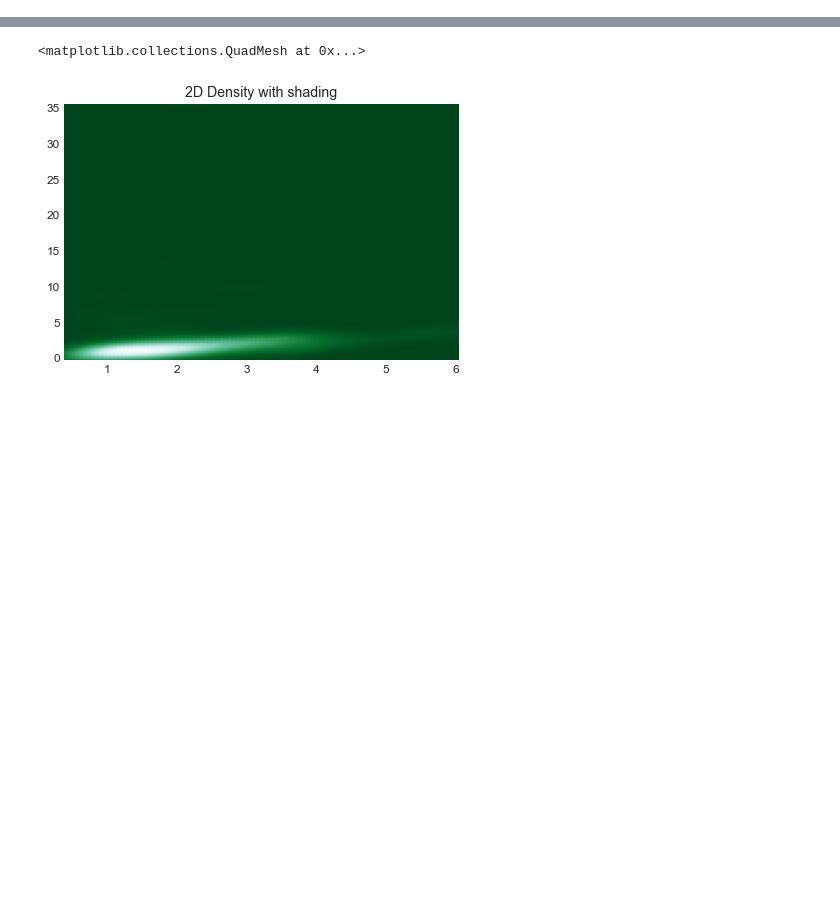
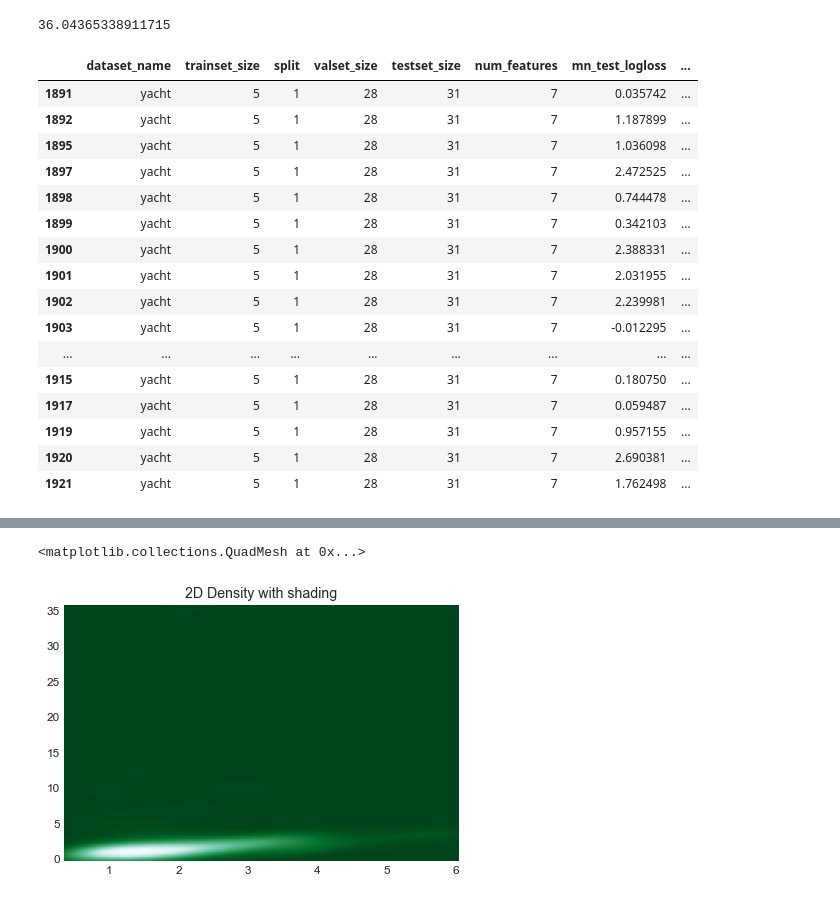
Before and after one commit to kobybibas/pnml_linear_regression_simulation, a Jupyter notebook: notebooks/real_data.ipynb, the cells around one changed output, grey strips where cells are left out. Saved outputs shown, nothing was run; the diff lists cells and outputs as text; code cells hidden in the pictures; blank space fills up the shorter version.

```diff
--- a/notebooks/real_data.ipynb
+++ b/notebooks/real_data.ipynb
@@ -26,6 +26,9 @@ mpl.rcParams["lines.markersize"] = 2
 mpl.rcParams["lines.linewidth"] = 1.8
 
 # This is the largest possible value of the logloss
-logloss_inf_limit = -np.log(np.finfo("float").eps)
+log_inf_limit = -np.log(np.finfo('float').eps)
+log_inf_limit
+# %% [output]
+36.04365338911715
 # %%
 res_paths = [
@@ -50,4 +72,24 @@ res_paths = [
 res_dfs = [pd.read_csv(res_path) for res_path in res_paths]
+# %%
+res_df.loc[(res_df["dataset_name"] == "yacht") & (res_df.trainset_size ==5)&(res_df.split==1)]# & (res_df["pnml_test_logloss"] > log_inf_limit)]
+# %% [output]
+|  | dataset_name | trainset_size | split | valset_size | testset_size | num_features | mn_test_logloss | ... |
+| 1891 | yacht | 5 | 1 | 28 | 31 | 7 | 0.035742 | ... |
+| 1892 | yacht | 5 | 1 | 28 | 31 | 7 | 1.187899 | ... |
+| 1895 | yacht | 5 | 1 | 28 | 31 | 7 | 1.036098 | ... |
+| 1897 | yacht | 5 | 1 | 28 | 31 | 7 | 2.472525 | ... |
+| 1898 | yacht | 5 | 1 | 28 | 31 | 7 | 0.744478 | ... |
+| 1899 | yacht | 5 | 1 | 28 | 31 | 7 | 0.342103 | ... |
+| 1900 | yacht | 5 | 1 | 28 | 31 | 7 | 2.388331 | ... |
+| 1901 | yacht | 5 | 1 | 28 | 31 | 7 | 2.031955 | ... |
+| 1902 | yacht | 5 | 1 | 28 | 31 | 7 | 2.239981 | ... |
+| 1903 | yacht | 5 | 1 | 28 | 31 | 7 | -0.012295 | ... |
+| ... | ... | ... | ... | ... | ... | ... | ... | ... |
+| 1915 | yacht | 5 | 1 | 28 | 31 | 7 | 0.180750 | ... |
+| 1917 | yacht | 5 | 1 | 28 | 31 | 7 | 0.059487 | ... |
+| 1919 | yacht | 5 | 1 | 28 | 31 | 7 | 0.957155 | ... |
+| 1920 | yacht | 5 | 1 | 28 | 31 | 7 | 2.690381 | ... |
+| 1921 | yacht | 5 | 1 | 28 | 31 | 7 | 1.762498 | ... |
 # %%
 # Take the mean over experimetns
 res_list = []
```
Also changed, not shown: parts of 10 cells of this notebook, 20 other files.
